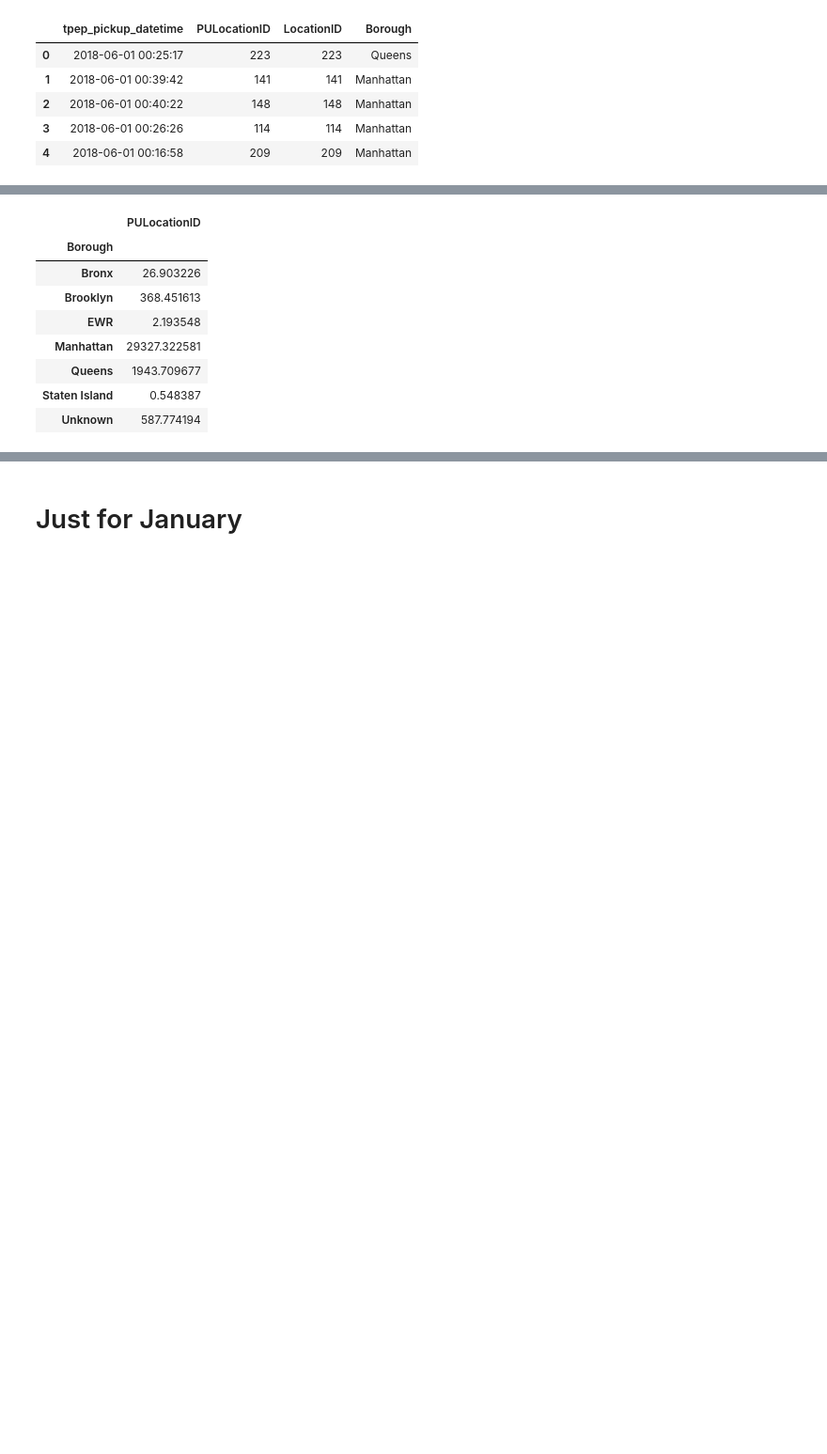
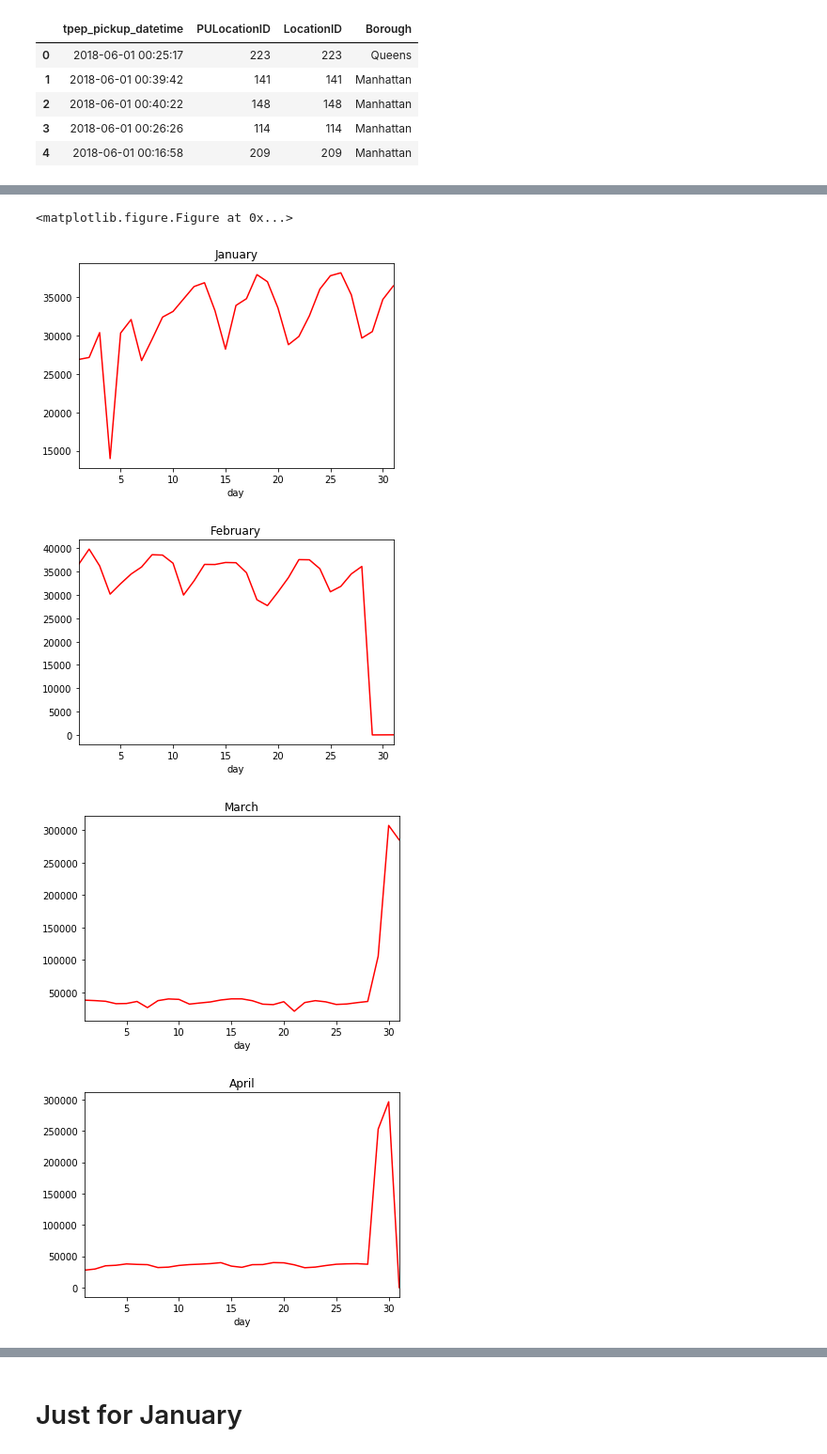
Before and after one commit to dusicastepic/ADMSecondHomework, a Jupyter notebook: AMDS - 2nd HW.ipynb, the cells around one changed output, grey strips where cells are left out. Shown at 94% size. Cells and saved outputs as stored; diff of their text form; code cells hidden in the pictures; blank space fills up the shorter version.

```diff
--- a/AMDS - 2nd HW.ipynb
+++ b/AMDS - 2nd HW.ipynb
@@ -75,12 +82,24 @@ plotEachMonthAverageDailuUsageOfTaxiCabs()
-# %%
-average_number_of_rides
-# %% [output]
-|  | PULocationID |
-| Borough |  |
-| Bronx | 26.903226 |
-| Brooklyn | 368.451613 |
-| EWR | 2.193548 |
-| Manhattan | 29327.322581 |
-| Queens | 1943.709677 |
-| Staten Island | 0.548387 |
-| Unknown | 587.774194 |
+# %%
+# USABLE? I think we should put it all in one plot !!
+# Plotting daily cab usage for each month separately
+def DailyCabUsage():
+    plt.figure()
+    months=['January','February','March','April','May','June']
+
+    all_data=pd.DataFrame()
+    list_data=[]
+    for i,df in enumerate (list_DataFrames):
+            num_of_days=list_DataFrames[i].iloc[-1]['tpep_pickup_datetime'].day  #last day in the month == number of days in a month
+
+            df['day'] = df["tpep_pickup_datetime"].apply(lambda df : df.day)
+            avg_number_of_rides=df.loc[:,['day','PULocationID']].groupby('day').count()
+            list_data.append(avg_number_of_rides)
+            avg_number_of_rides.plot(color='r',title=months[i],legend=False)
+# %%
+DailyCabUsage()
+# %% [output]
+<matplotlib.figure.Figure at 0x...>
+[figure, added]
+[figure, added]
+[figure, added]
+[figure, added]
```
Also changed, not shown: parts of 44 cells of this notebook.
